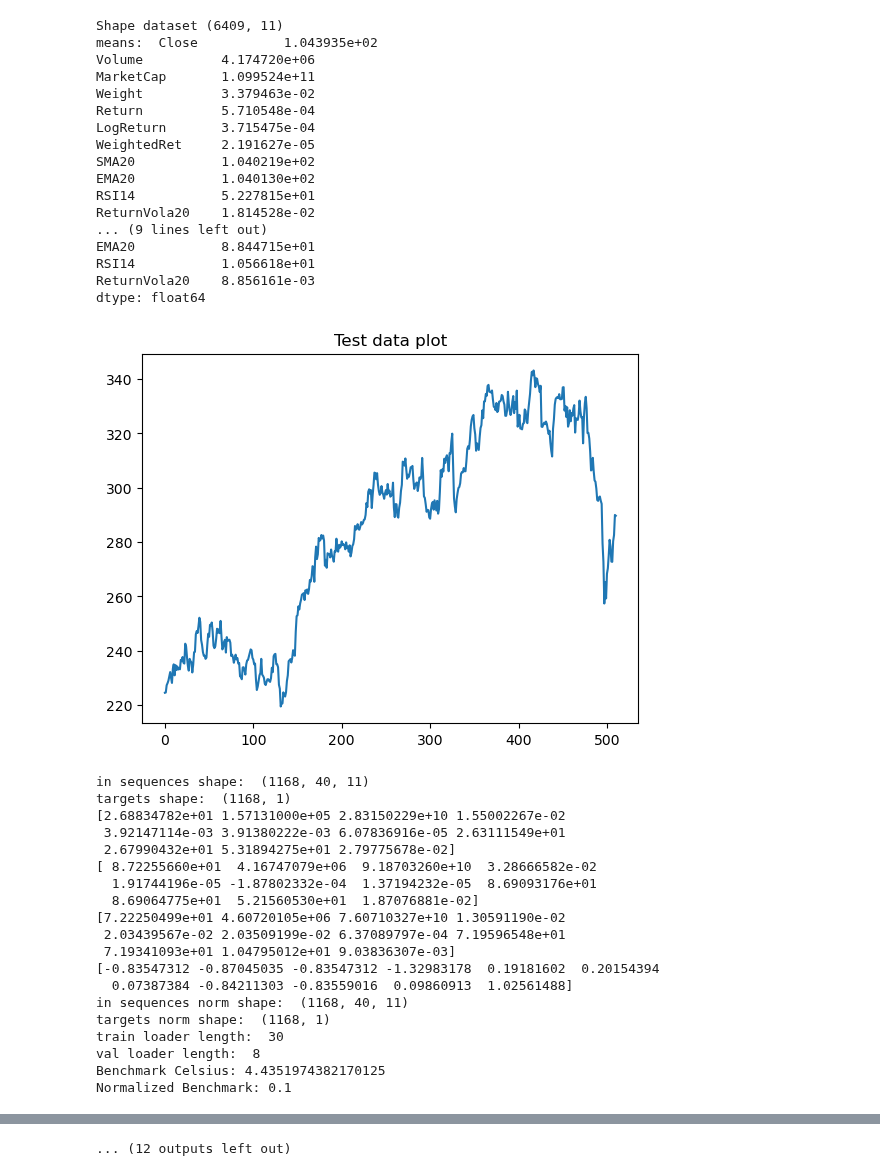
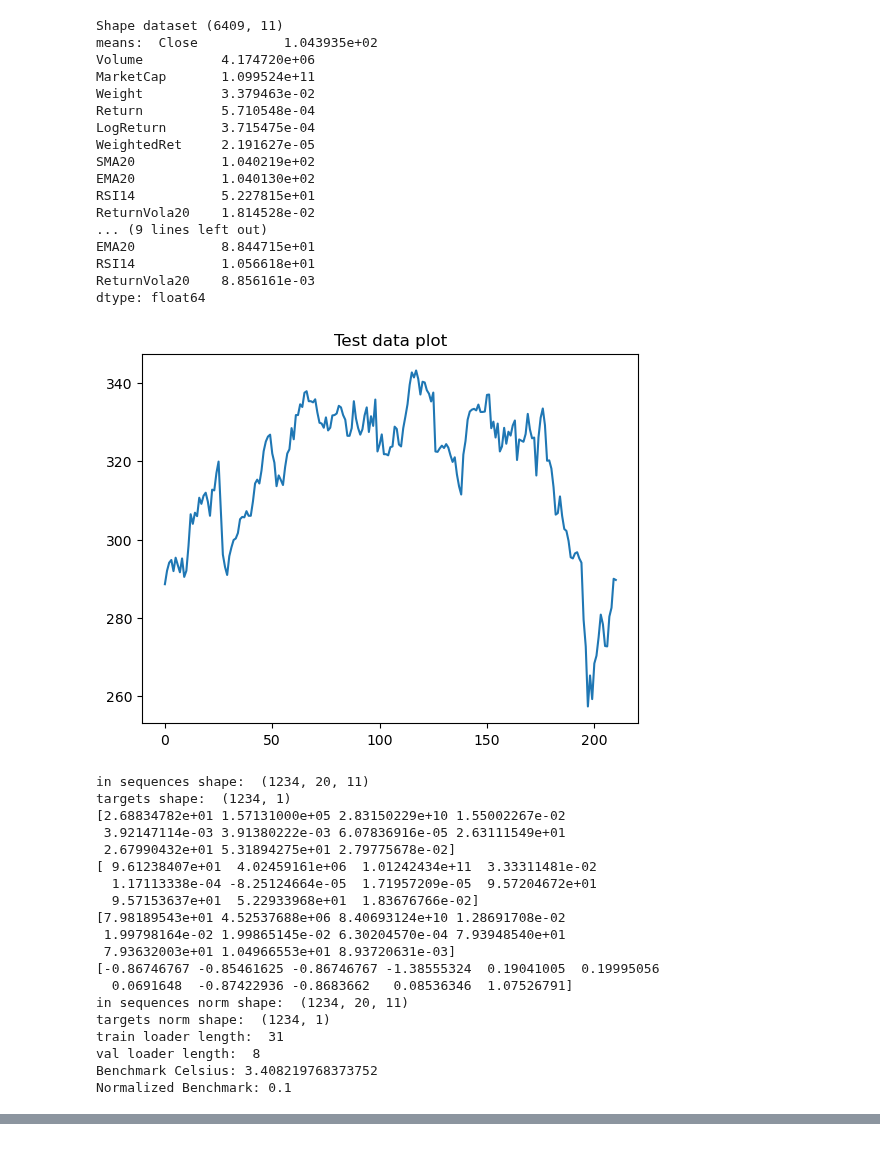
Before and after one commit to peogradin/Project-AMLNN, a Jupyter notebook: test_model_parameters.ipynb, the cells around one changed output, grey strips where cells are left out. Cells and saved outputs as stored; diff of their text form; code cells hidden in the pictures.

```diff
--- a/test_model_parameters.ipynb
+++ b/test_model_parameters.ipynb
@@ -36,10 +36,10 @@ SciPy : 1.15.2
 # %%
 
 window_step_length = 5
-window_size = 40
-num_test_points = 511
+window_size = 20
+num_test_points = 211
 
-horizon = 20 #3 is good
+horizon = 10 #3 is good
 target_idx = 0
 # %%
 import matplotlib.pyplot as plt
@@ -377,11 +375,11 @@ for ticker in tickers:
                                                                      target_idx=target_idx,
                                                                      minimal_plotting=False
                                                                      )
-    #cross_attn_lstm_v1 = CrossAttentionLSTMV1(in_dim=n_features, hidden_dim=120, num_hidden_layers=3, out_dim=1, dropout=0.1, num_heads=5)
-    simple_lstm = SimpleLSTM(input_size=n_features, hidden_size=120, num_hidden_layers=3, output_size=1, dropout=0.1)
+    cross_attn_lstm_v1 = CrossAttentionLSTMV1(in_dim=n_features, hidden_dim=120, num_hidden_layers=5, out_dim=1, dropout=0.1, num_heads=24)
+    #simple_lstm = SimpleLSTM(input_size=n_features, hidden_size=120, num_hidden_layers=3, output_size=1, dropout=0.1)
     #trained_chosen_model_path = train_model(chosen_model, epochs=epochs, optimizer=, train_loader=train_loader, val_loader=val_loader, benchmark=benchmark)
-    #chosen_model = cross_attn_lstm_v1
-    chosen_model = simple_lstm
+    chosen_model = cross_attn_lstm_v1
+    #chosen_model = simple_lstm
     chosen_model_reg = dl.Regressor(chosen_model, optimizer=dl.Adam(lr=0.001)).create()
 
     trainer = dl.Trainer(max_epochs=epochs, accelerator="auto")
@@ -393,50 +391,50 @@ for ticker in tickers:
                                                   window_size,
                                                   data_values,
                                                   target_idx,
                                                   num_of_future_predictions=num_test_points,
                                                   horizon=horizon,
                                                   kelly_clip=15,
                                                   print_values_for_allocation=True)
     all_weights.append(weights)
     print('\n \n \n TEST \n \n')
     test_loader = generate_test_data_loader(data_values[-num_test_points:])
     mape_ticker = test_model_output_percentage_diff_new_norm(chosen_model_reg, test_loader, train_mean, train_std, target_idx)
     MAPE.append(mape_ticker)
 # %% [output]
 Shape dataset (6409, 11)
 means:  Close           1.043935e+02
 Volume          4.174720e+06
 MarketCap       1.099524e+11
 Weight          3.379463e-02
 Return          5.710548e-04
 LogReturn       3.715475e-04
 WeightedRet     2.191627e-05
 SMA20           1.040219e+02
 EMA20           1.040130e+02
 RSI14           5.227815e+01
 ReturnVola20    1.814528e-02
 ... (9 lines left out)
 EMA20           8.844715e+01
 RSI14           1.056618e+01
 ReturnVola20    8.856161e-03
 dtype: float64
-[figure, old version]
+[figure, new version]
-in sequences shape:  (1168, 40, 11)
-targets shape:  (1168, 1)
+in sequences shape:  (1234, 20, 11)
+targets shape:  (1234, 1)
 [2.68834782e+01 1.57131000e+05 2.83150229e+10 1.55002267e-02
  3.92147114e-03 3.91380222e-03 6.07836916e-05 2.63111549e+01
  2.67990432e+01 5.31894275e+01 2.79775678e-02]
-[ 8.72255660e+01  4.16747079e+06  9.18703260e+10  3.28666582e-02
-  1.91744196e-05 -1.87802332e-04  1.37194232e-05  8.69093176e+01
-  8.69064775e+01  5.21560530e+01  1.87076881e-02]
-[7.22250499e+01 4.60720105e+06 7.60710327e+10 1.30591190e-02
- 2.03439567e-02 2.03509199e-02 6.37089797e-04 7.19596548e+01
- 7.19341093e+01 1.04795012e+01 9.03836307e-03]
-[-0.83547312 -0.87045035 -0.83547312 -1.32983178  0.19181602  0.20154394
-  0.07387384 -0.84211303 -0.83559016  0.09860913  1.02561488]
-in sequences norm shape:  (1168, 40, 11)
-targets norm shape:  (1168, 1)
-train loader length:  30
+[ 9.61238407e+01  4.02459161e+06  1.01242434e+11  3.33311481e-02
+  1.17113338e-04 -8.25124664e-05  1.71957209e-05  9.57204672e+01
+  9.57153637e+01  5.22933968e+01  1.83676766e-02]
+[7.98189543e+01 4.52537688e+06 8.40693124e+10 1.28691708e-02
+ 1.99798164e-02 1.99865145e-02 6.30204570e-04 7.93948540e+01
+ 7.93632003e+01 1.04966553e+01 8.93720631e-03]
+[-0.86746767 -0.85461625 -0.86746767 -1.38555324  0.19041005  0.19995056
+  0.0691648  -0.87422936 -0.8683662   0.08536346  1.07526791]
+in sequences norm shape:  (1234, 20, 11)
+targets norm shape:  (1234, 1)
+train loader length:  31
 val loader length:  8
-Benchmark Celsius: 4.4351974382170125
+Benchmark Celsius: 3.408219768373752
 Normalized Benchmark: 0.1
@@ -538,4 +521,3 @@ c:\Users\Gabriel\anaconda3\envs\py310torch-gpu\lib\site-packages\lightning\pytor
-... (12 outputs left out)
 # %%
 import numpy as np
 import matplotlib.pyplot as plt
```
Also changed, not shown: parts of 6 cells of this notebook, 13 other files.
